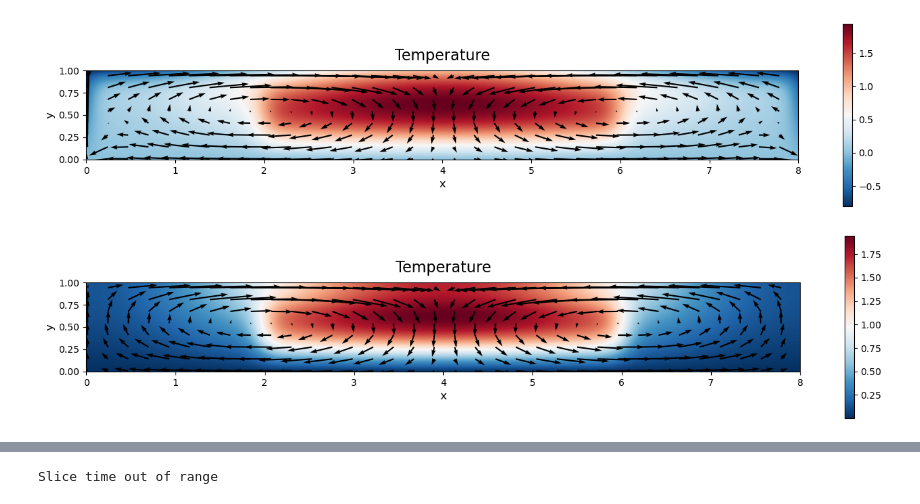
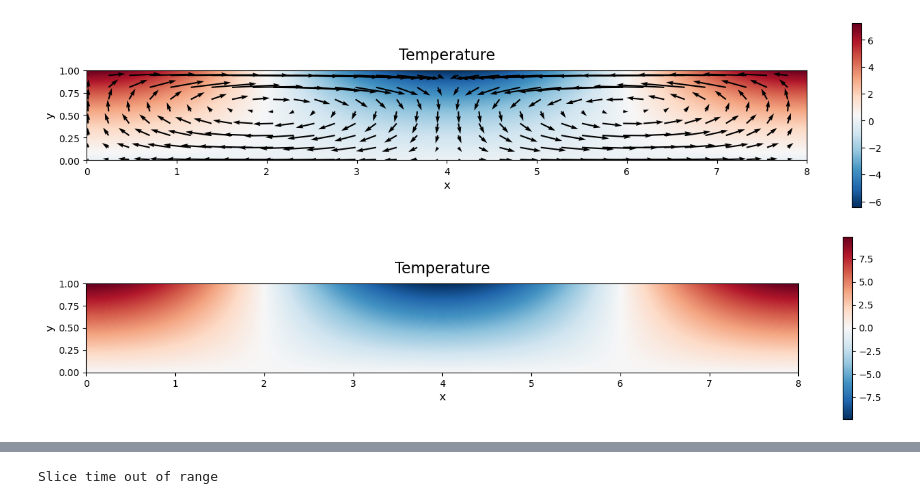
Before and after one commit to victorballester7/thermohaline-convection, a Jupyter notebook: src/plot.ipynb, the cells around one changed output, grey strips where cells are left out. Drawn from its saved outputs; the diff is of its cells as text; code cells hidden in the pictures.

```diff
--- a/src/plot.ipynb
+++ b/src/plot.ipynb
@@ -145,16 +145,16 @@ T = 1.0
 animation_on = True
 plot_var = T
 # %%
-plot("../output/results/", 10, 'T')
+plot("../output/results/", 30, 'T')
 
 # plt.savefig("../data/images/vor_30_circlefin.pdf")
 plt.show()
 # %% [output]
-[figure, old version]
+[figure, new version]
 # %%
-plot("../output/results/", 10, 'T')
+plot("../output/results/", 0, 'T')
 
 # plt.savefig("../data/images/vor_30_circlefin.pdf")
 plt.show()
 # %% [output]
-[figure, old version]
+[figure, new version]
```
Also changed, not shown: parts of 5 cells of this notebook, 8 other files.
